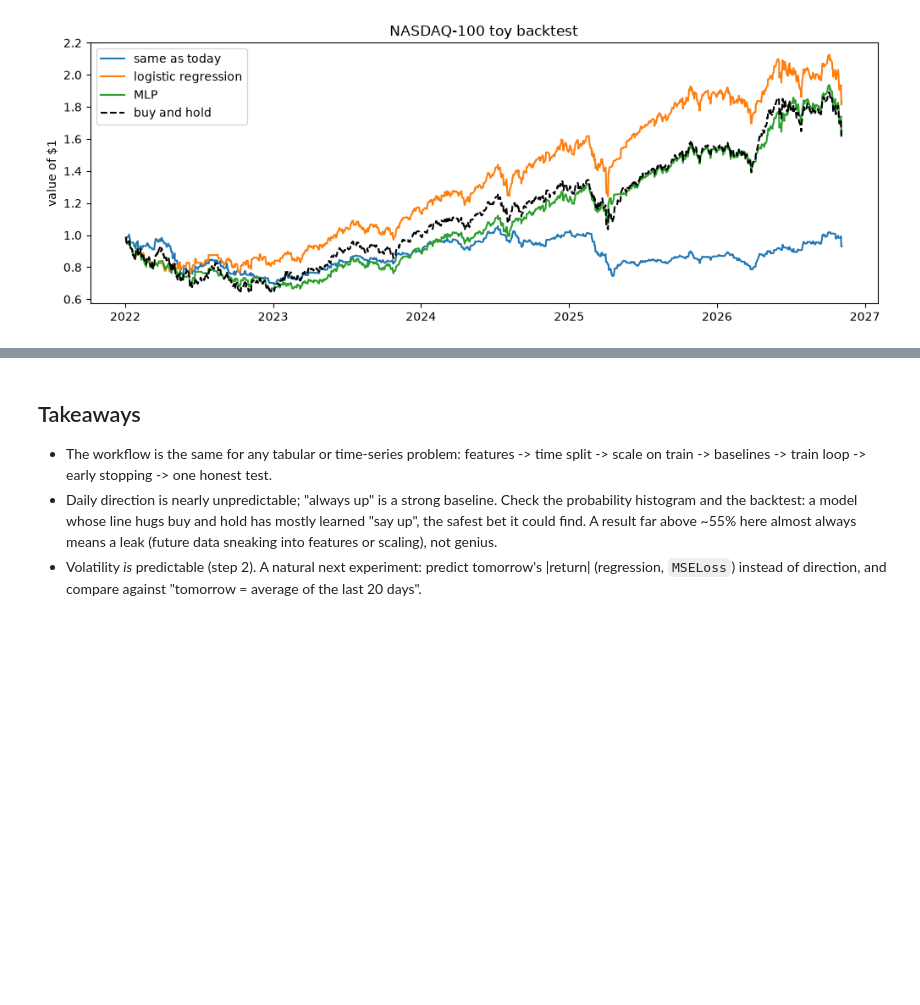
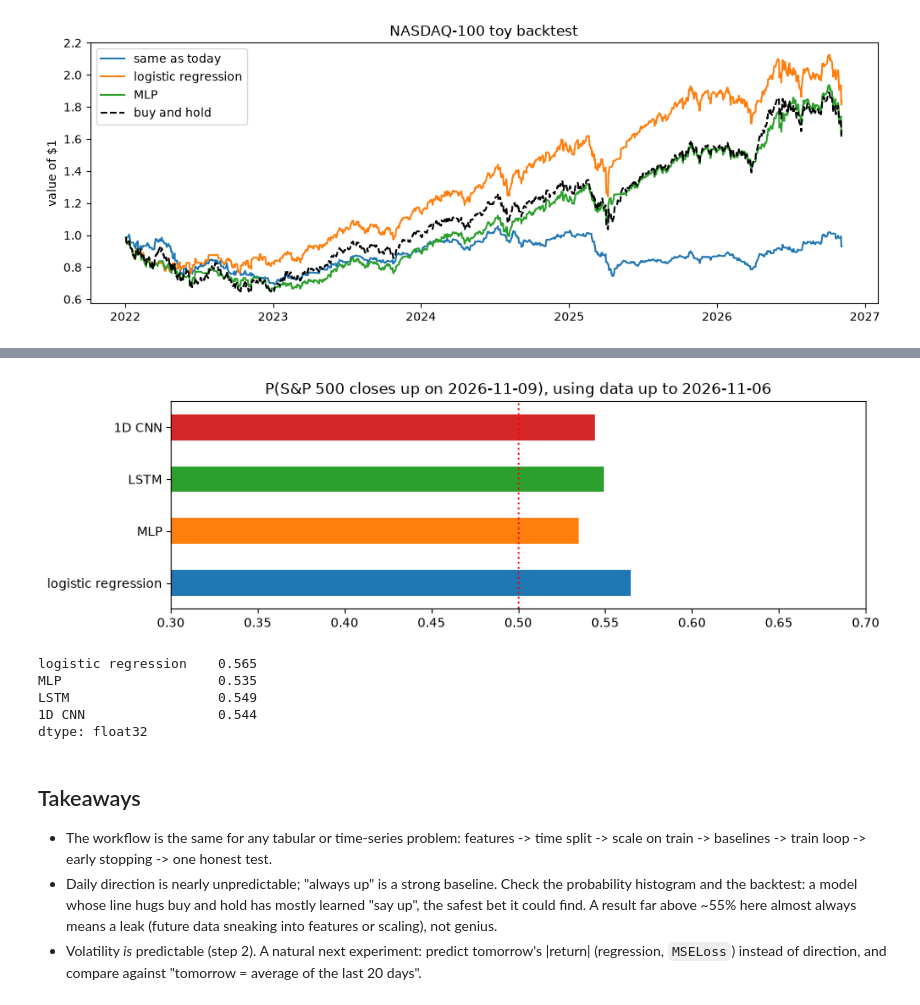
Before and after one commit to zaxovaiko/machine-learning, a Jupyter notebook: neural_networks/market_direction/market_direction.ipynb, the cells around one changed output, grey strips where cells are left out. Drawn from its saved outputs; the diff is of its cells as text; code cells hidden in the pictures; blank space fills up the shorter version.

Commit message:
feat: add next trading day forecast step

```diff
--- a/neural_networks/market_direction/market_direction.ipynb
+++ b/neural_networks/market_direction/market_direction.ipynb
@@ -134,7 +134,7 @@ allowed **only** for the target.
 N_LAGS = 10
 
 
-def make_features(close):
+def make_features(close, latest_only=False):
     ret = close.pct_change()
     f = pd.DataFrame(index=close.index)
     for lag in range(N_LAGS):
@@ -144,6 +144,8 @@ def make_features(close):
     f["ma_dist_200"] = close / close.rolling(200).mean() - 1
     f["next_ret"] = ret.shift(-1)
     f["target"] = (f["next_ret"] > 0).astype(int)
+    if latest_only:  # for a live forecast (step 10): today's features, tomorrow unknown
+        return f.iloc[[-1]]
     return f.dropna()  # drops the first 200 days (no 200-day average yet) and the last day (no tomorrow)
 
 
@@ -558,3 +565,30 @@ plot_equity(ndx_preds, ndx["next_ret"].values, ndx.index, "NASDAQ-100 toy backte
+# %%
+next_day = sp.index[-1] + pd.offsets.BDay(1)  # next weekday; ignores market holidays
+X_latest, _ = to_tensors(make_features(sp["Close"], latest_only=True))
+latest_window = (sp["Close"].pct_change().dropna() / sp_ret_std).values[-WINDOW:]
+X_latest_window = torch.tensor(latest_window, dtype=torch.float32).unsqueeze(0).to(device)
+
+forecast = pd.Series({
+    "logistic regression": predict_proba(logreg, X_latest)[0],
+    "MLP": predict_proba(mlp, X_latest)[0],
+    "LSTM": predict_proba(lstm, X_latest_window)[0],
+    "1D CNN": predict_proba(cnn, X_latest_window)[0],
+})
+
+fig, ax = plt.subplots(figsize=(10, 3))
+forecast.plot.barh(ax=ax, color=["C0", "C1", "C2", "C3"])
+ax.axvline(0.5, color="red", ls=":")
+ax.set_xlim(0.3, 0.7)
+ax.set_title(f"P(S&P 500 closes up on {next_day.date()}), using data up to {sp.index[-1].date()}")
+plt.show()
+forecast.round(3)
+# %% [output]
+[figure, added]
+logistic regression    0.565
+MLP                    0.535
+LSTM                   0.549
+1D CNN                 0.544
+dtype: float32
 # %% [markdown]
 ## Takeaways
 
```
Also changed, not shown: parts of 1 cell of this notebook.
